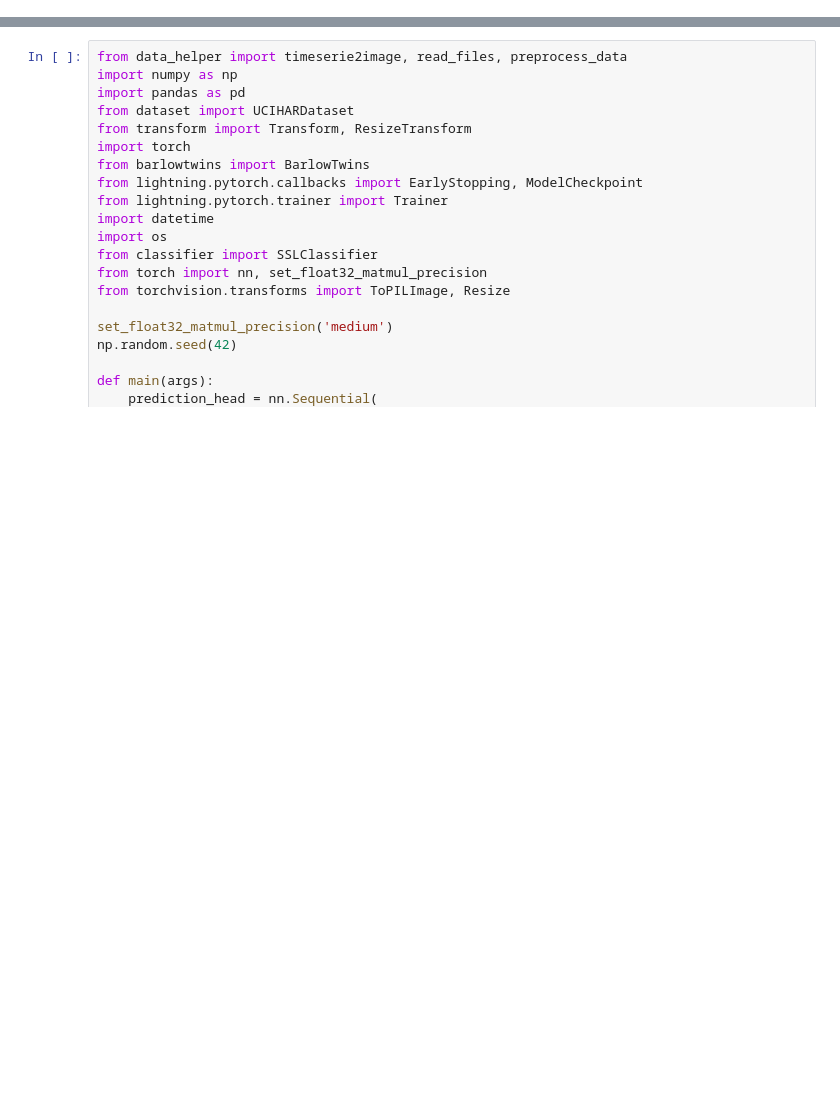
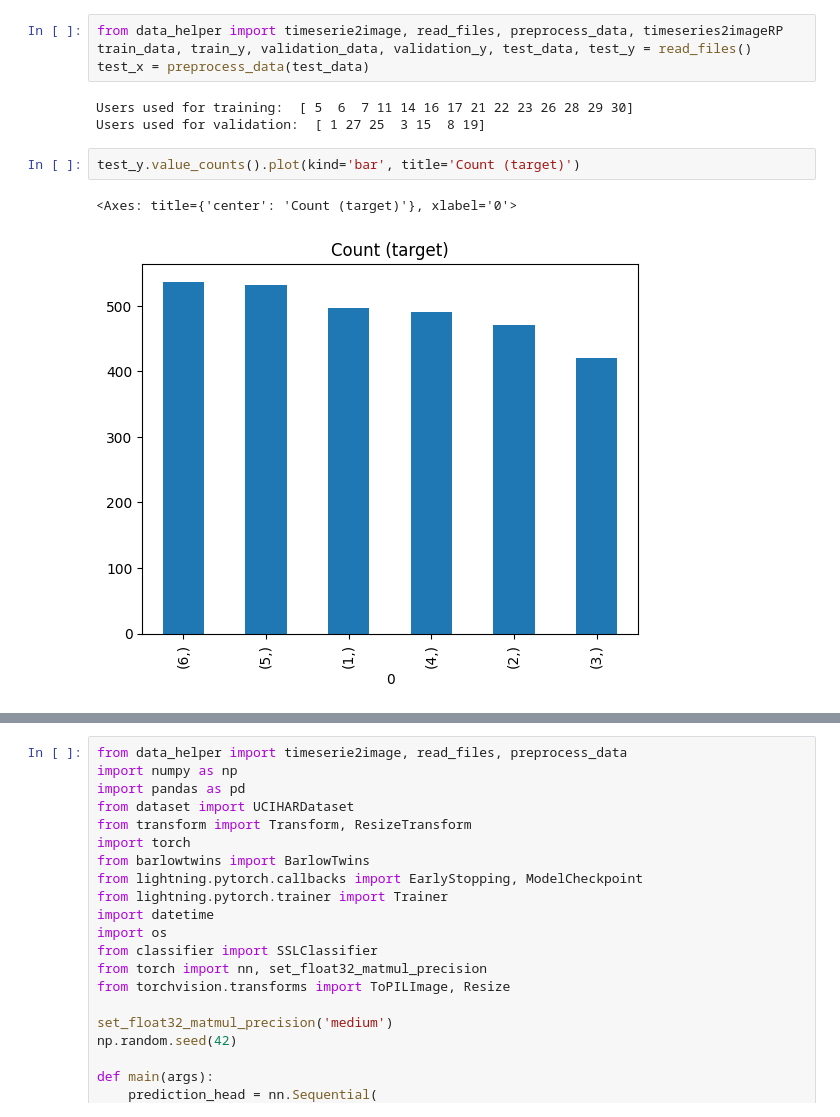
Before and after one commit to HubertPalo/barlow-twins-multimodal, a Jupyter notebook: test.ipynb, the cells around one changed output, grey strips where cells are left out. Cells and saved outputs as stored; diff of their text form; blank space fills up the shorter version.

```diff
--- a/test.ipynb
+++ b/test.ipynb
@@ -1,3 +1,15 @@
+# %%
+from data_helper import timeserie2image, read_files, preprocess_data, timeseries2imageRP
+train_data, train_y, validation_data, validation_y, test_data, test_y = read_files()
+test_x = preprocess_data(test_data)
+# %% [output]
+Users used for training:  [ 5  6  7 11 14 16 17 21 22 23 26 28 29 30]
+Users used for validation:  [ 1 27 25  3 15  8 19]
+# %%
+test_y.value_counts().plot(kind='bar', title='Count (target)')
+# %% [output]
+<Axes: title={'center': 'Count (target)'}, xlabel='0'>
+[figure, added]
 # %%
 from data_helper import timeserie2image, read_files, preprocess_data
 import numpy as np
```
Also changed, not shown: parts of 1 cell of this notebook, 2 other files.
